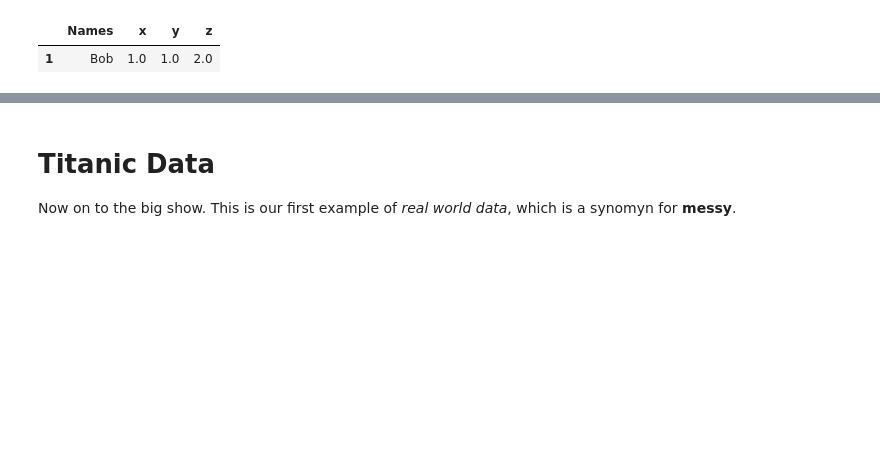
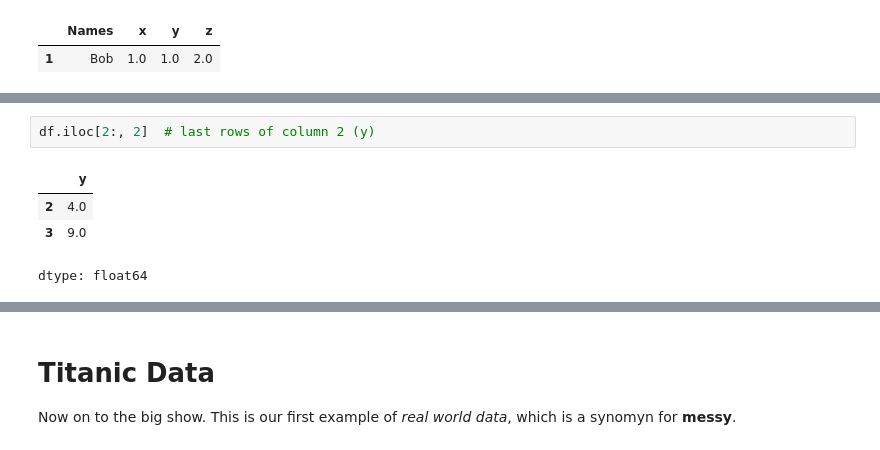
Before and after one commit to mdaugherity/MachineLearning2024, a Jupyter notebook: tutorial/Tutorial_11_Titanic_Pandas.ipynb, the cells around one changed output, grey strips where cells are left out. Saved outputs shown, nothing was run; the diff lists cells and outputs as text; blank space fills up the shorter version.

```diff
--- a/tutorial/Tutorial_11_Titanic_Pandas.ipynb
+++ b/tutorial/Tutorial_11_Titanic_Pandas.ipynb
@@ -110,0 +134,7 @@ df[df.Names=='Bob']  # find Bob
+# %%
+df.iloc[2:, 2]  # last rows of column 2 (y)
+# %% [output]
+|  | y |
+| 2 | 4.0 |
+| 3 | 9.0 |
+dtype: float64
```
Also changed, not shown: parts of 18 cells of this notebook.
